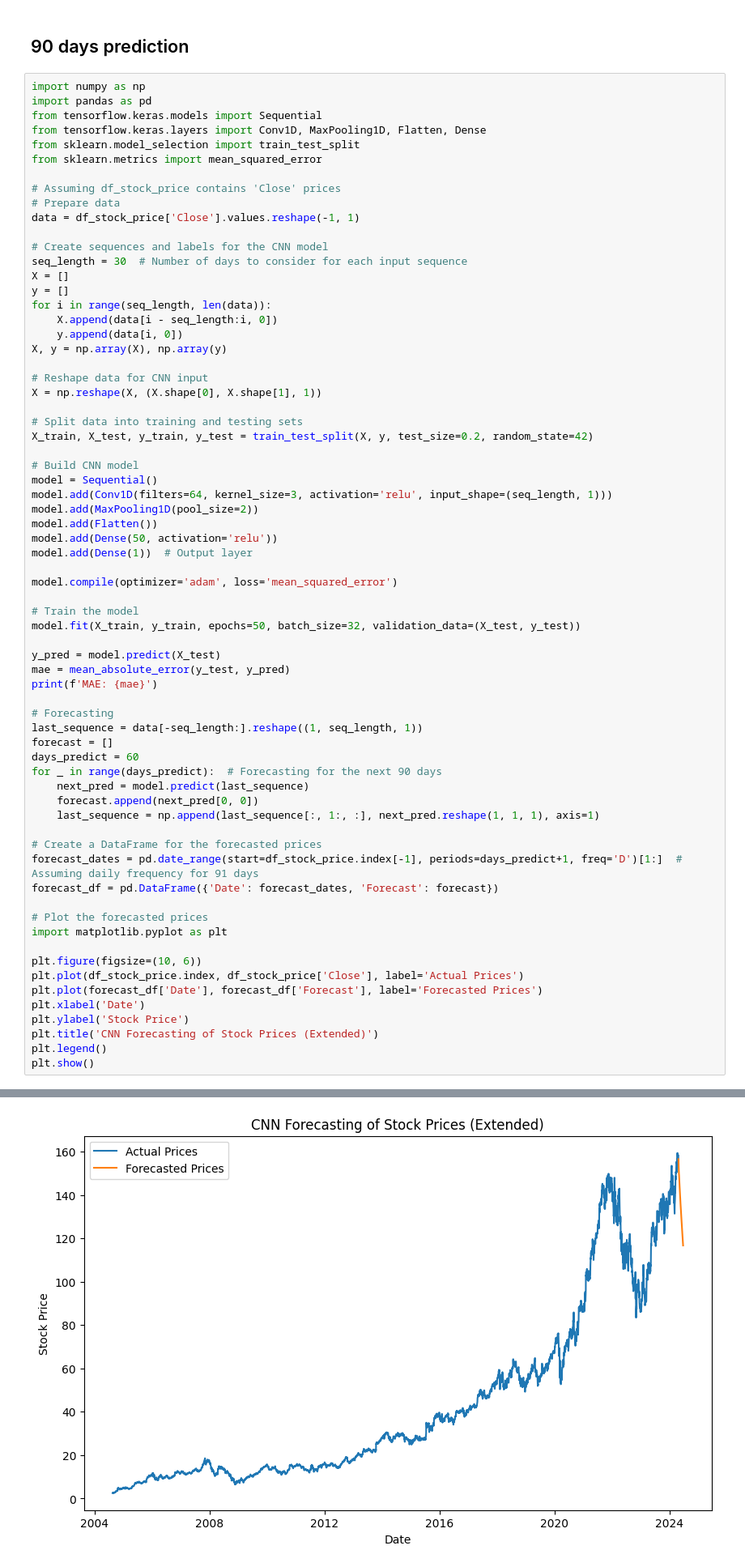
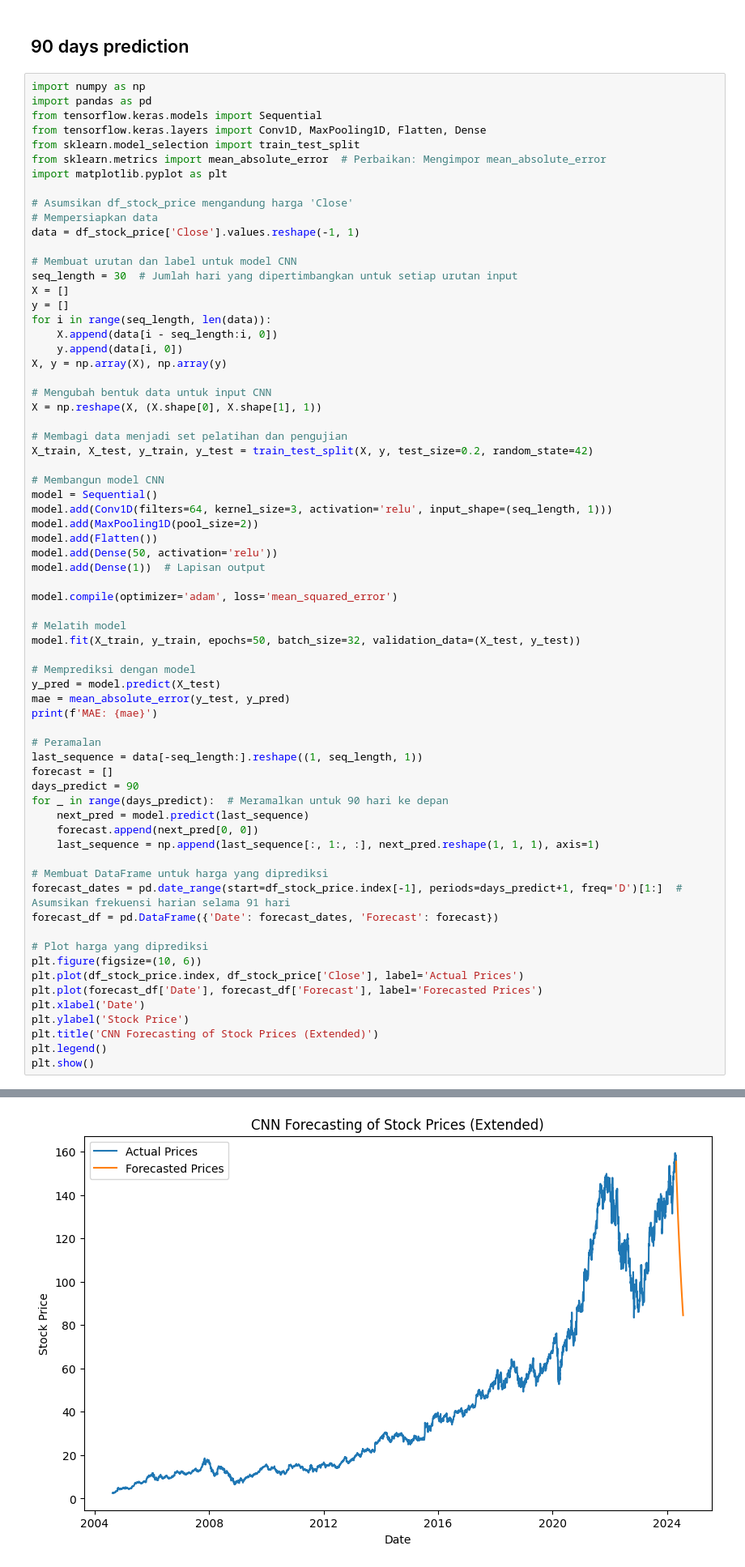
Before and after one commit to Kingki19/Stock-Market-Analysis-and-Prediction-A-study-case-for-Google, a Jupyter notebook: Stock Market Analysis: A study case for Google.ipynb, the cells around one changed output, grey strips where cells are left out. Shown at 81% size. Drawn from its saved outputs; the diff is of its cells as text.

```diff
--- a/Stock Market Analysis: A study case for Google.ipynb
+++ b/Stock Market Analysis: A study case for Google.ipynb
@@ -643,14 +632,15 @@ import pandas as pd
 from tensorflow.keras.models import Sequential
 from tensorflow.keras.layers import Conv1D, MaxPooling1D, Flatten, Dense
 from sklearn.model_selection import train_test_split
-from sklearn.metrics import mean_squared_error
+from sklearn.metrics import mean_absolute_error  # Perbaikan: Mengimpor mean_absolute_error
+import matplotlib.pyplot as plt
 
-# Assuming df_stock_price contains 'Close' prices
-# Prepare data
+# Asumsikan df_stock_price mengandung harga 'Close'
+# Mempersiapkan data
 data = df_stock_price['Close'].values.reshape(-1, 1)
 
-# Create sequences and labels for the CNN model
-seq_length = 30  # Number of days to consider for each input sequence
+# Membuat urutan dan label untuk model CNN
+seq_length = 30  # Jumlah hari yang dipertimbangkan untuk setiap urutan input
 X = []
 y = []
 for i in range(seq_length, len(data)):
@@ -658,45 +648,44 @@ for i in range(seq_length, len(data)):
     y.append(data[i, 0])
 X, y = np.array(X), np.array(y)
 
-# Reshape data for CNN input
+# Mengubah bentuk data untuk input CNN
 X = np.reshape(X, (X.shape[0], X.shape[1], 1))
 
-# Split data into training and testing sets
+# Membagi data menjadi set pelatihan dan pengujian
 X_train, X_test, y_train, y_test = train_test_split(X, y, test_size=0.2, random_state=42)
 
-# Build CNN model
+# Membangun model CNN
 model = Sequential()
 model.add(Conv1D(filters=64, kernel_size=3, activation='relu', input_shape=(seq_length, 1)))
 model.add(MaxPooling1D(pool_size=2))
 model.add(Flatten())
 model.add(Dense(50, activation='relu'))
-model.add(Dense(1))  # Output layer
+model.add(Dense(1))  # Lapisan output
 
 model.compile(optimizer='adam', loss='mean_squared_error')
 
-# Train the model
+# Melatih model
 model.fit(X_train, y_train, epochs=50, batch_size=32, validation_data=(X_test, y_test))
 
+# Memprediksi dengan model
 y_pred = model.predict(X_test)
 mae = mean_absolute_error(y_test, y_pred)
 print(f'MAE: {mae}')
 
-# Forecasting
+# Peramalan
 last_sequence = data[-seq_length:].reshape((1, seq_length, 1))
 forecast = []
-days_predict = 60
-for _ in range(days_predict):  # Forecasting for the next 90 days
+days_predict = 90
+for _ in range(days_predict):  # Meramalkan untuk 90 hari ke depan
     next_pred = model.predict(last_sequence)
     forecast.append(next_pred[0, 0])
     last_sequence = np.append(last_sequence[:, 1:, :], next_pred.reshape(1, 1, 1), axis=1)
 
-# Create a DataFrame for the forecasted prices
-forecast_dates = pd.date_range(start=df_stock_price.index[-1], periods=days_predict+1, freq='D')[1:]  # Assuming daily frequency for 91 days
+# Membuat DataFrame untuk harga yang diprediksi
+forecast_dates = pd.date_range(start=df_stock_price.index[-1], periods=days_predict+1, freq='D')[1:]  # Asumsikan frekuensi harian selama 91 hari
 forecast_df = pd.DataFrame({'Date': forecast_dates, 'Forecast': forecast})
 
-# Plot the forecasted prices
-import matplotlib.pyplot as plt
-
+# Plot harga yang diprediksi
 plt.figure(figsize=(10, 6))
 plt.plot(df_stock_price.index, df_stock_price['Close'], label='Actual Prices')
 plt.plot(forecast_df['Date'], forecast_df['Forecast'], label='Forecasted Prices')
@@ -727,4 +716,4 @@ Epoch 7/50
-[figure, old version]
+[figure, new version]
 # %% [markdown]
 # Further Research
 I don't have time to research all possibilities to do analysis on Google Stock Price dataset, because no one paid me 😭 and i still has main task to finish project in my collages. If i **remember**, i will add more analysis on this notebook. :)
```
Also changed, not shown: parts of 4 cells of this notebook.
